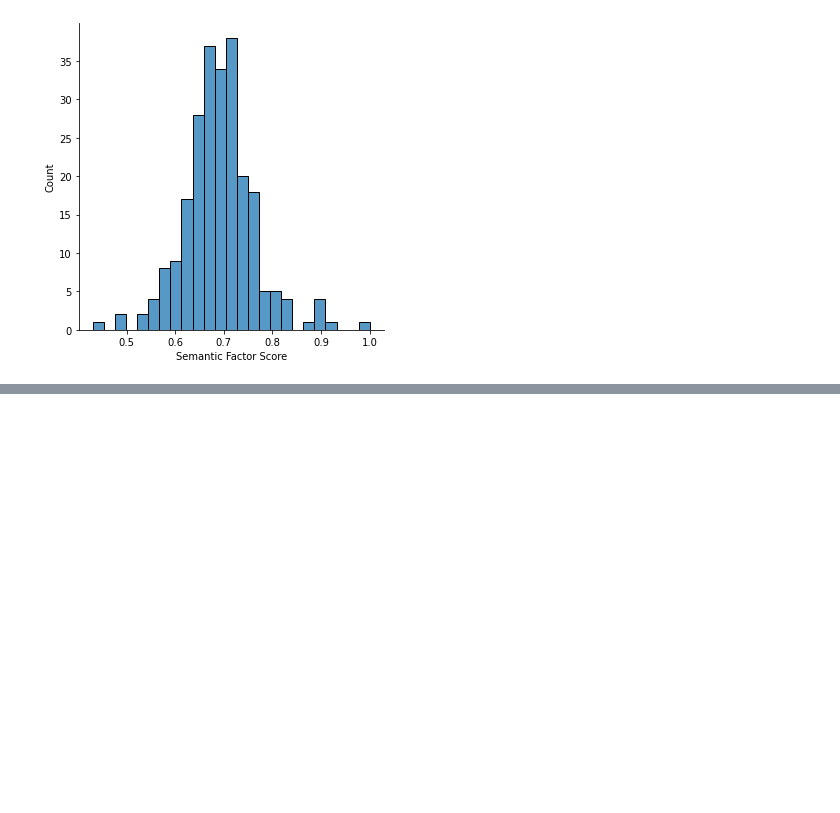
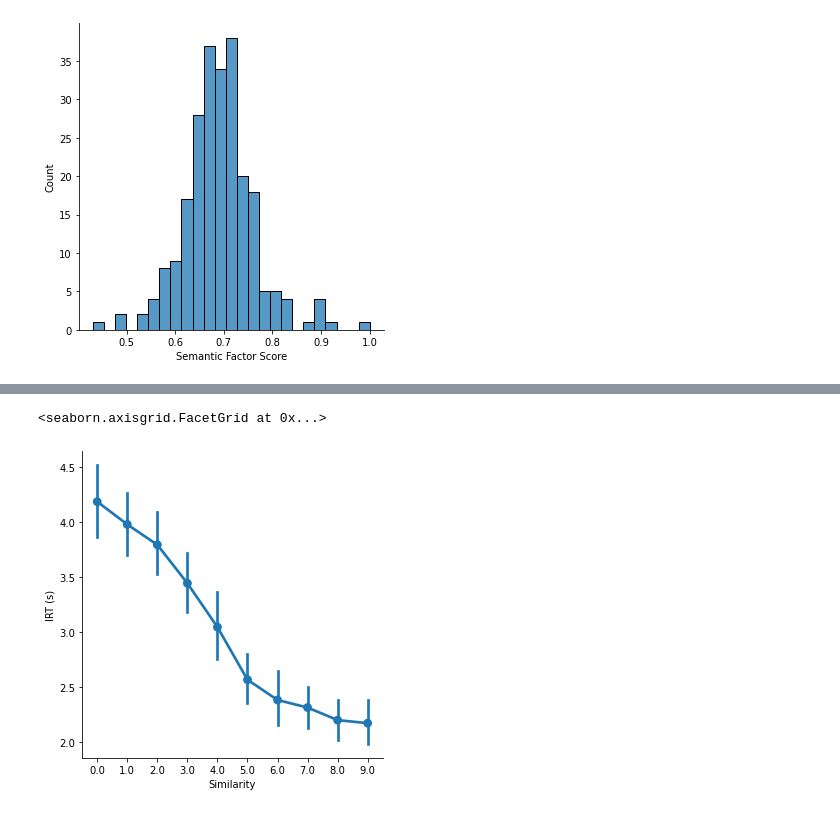
Before and after one commit to pennmem/pybeh_pd, a Jupyter notebook: catFR1_analyses.ipynb, the cells around one changed output, grey strips where cells are left out. Cells and saved outputs as stored; diff of their text form; code cells hidden in the pictures; blank space fills up the shorter version.

```diff
--- a/catFR1_analyses.ipynb
+++ b/catFR1_analyses.ipynb
@@ -302,0 +295,10 @@ g.set(xlabel='Semantic Factor Score')
+# %%
+sem_crl_sess_df = rec_evs.groupby(['subject', 'session', 'similarity_bin'], as_index=False).agg({'irt_s': 'mean'})
+sem_crl_df = sem_crl_sess_df.groupby(['subject', 'similarity_bin'], as_index=False).agg({'irt_s': 'mean'})
+# %%
+g = sns.catplot(x='similarity_bin', y='irt_s', data=sem_crl_df,
+                kind='point')
+g.set(xlabel='Similarity', ylabel='IRT (s)')
+# %% [output]
+<seaborn.axisgrid.FacetGrid at 0x...>
+[figure, added]
```
Also changed, not shown: parts of 12 cells of this notebook, 1 other file.
